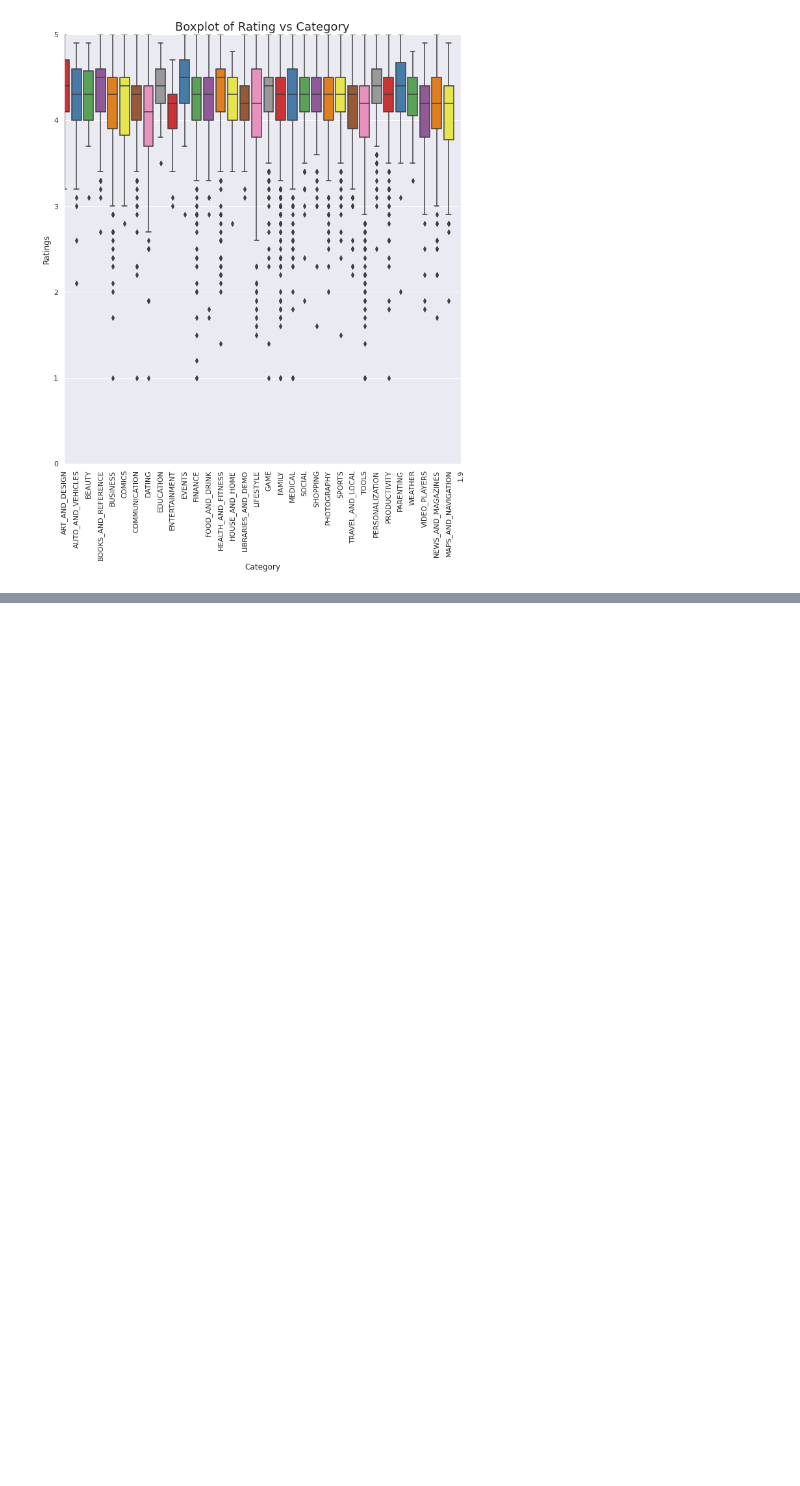
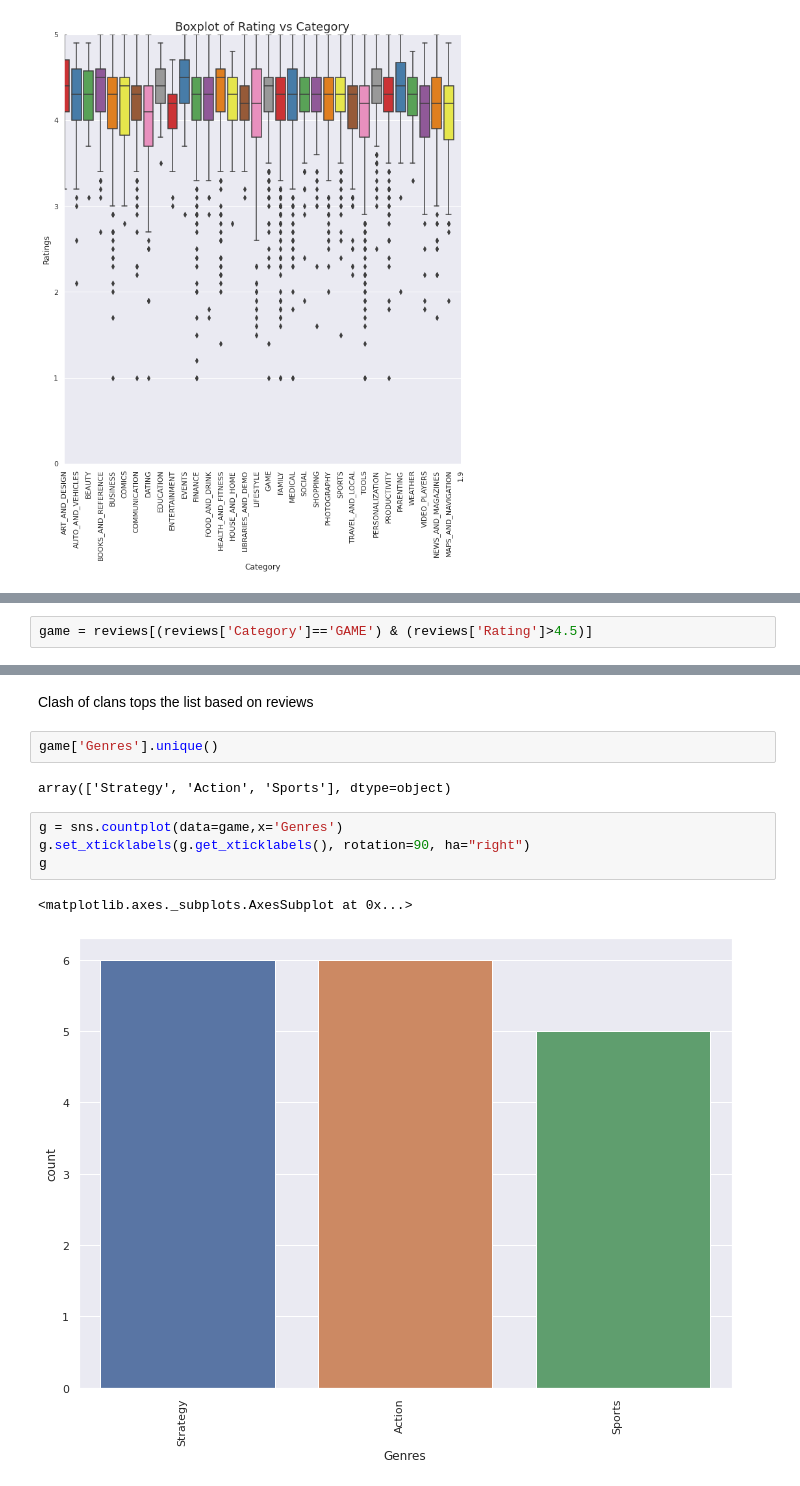
Before and after one commit to Shaheer-Imam/Data-Science, a Jupyter notebook: EDA/Google play apps EDA.ipynb, the cells around one changed output, grey strips where cells are left out. Saved outputs shown, nothing was run; the diff lists cells and outputs as text; blank space fills up the shorter version.

```diff
--- a/EDA/Google play apps EDA.ipynb
+++ b/EDA/Google play apps EDA.ipynb
@@ -204,0 +261,2 @@ Text(0.5, 1.0, 'Boxplot of Rating vs Category')
+# %%
+game = reviews[(reviews['Category']=='GAME') & (reviews['Rating']>4.5)]
@@ -204,0 +291,13 @@ Text(0.5, 1.0, 'Boxplot of Rating vs Category')
+# %% [markdown]
+Clash of clans tops the list based on reviews
+# %%
+game['Genres'].unique()
+# %% [output]
+array(['Strategy', 'Action', 'Sports'], dtype=object)
+# %%
+g = sns.countplot(data=game,x='Genres')
+g.set_xticklabels(g.get_xticklabels(), rotation=90, ha="right")
+g
+# %% [output]
+<matplotlib.axes._subplots.AxesSubplot at 0x...>
+[figure, added]
```
Also changed, not shown: parts of 15 cells of this notebook.
